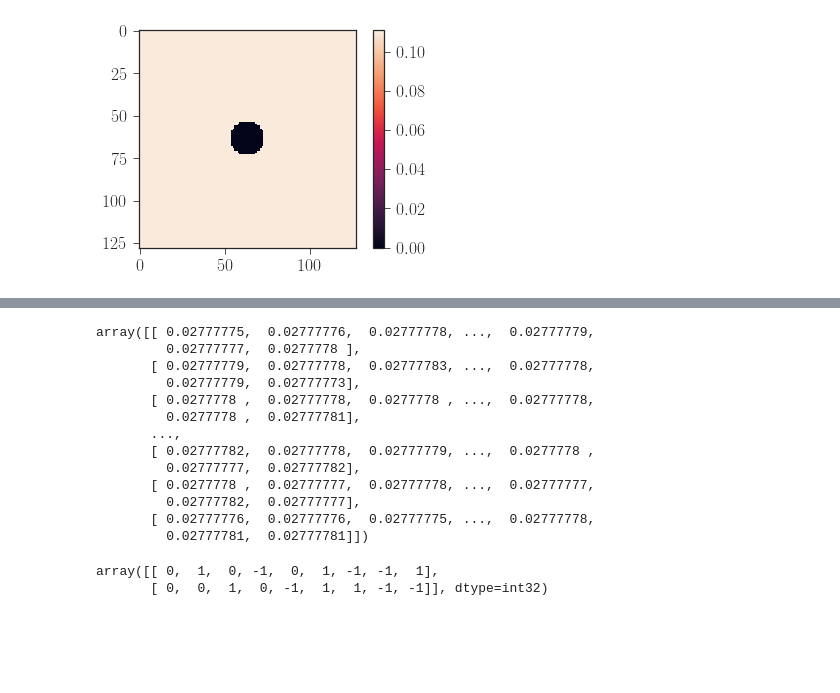
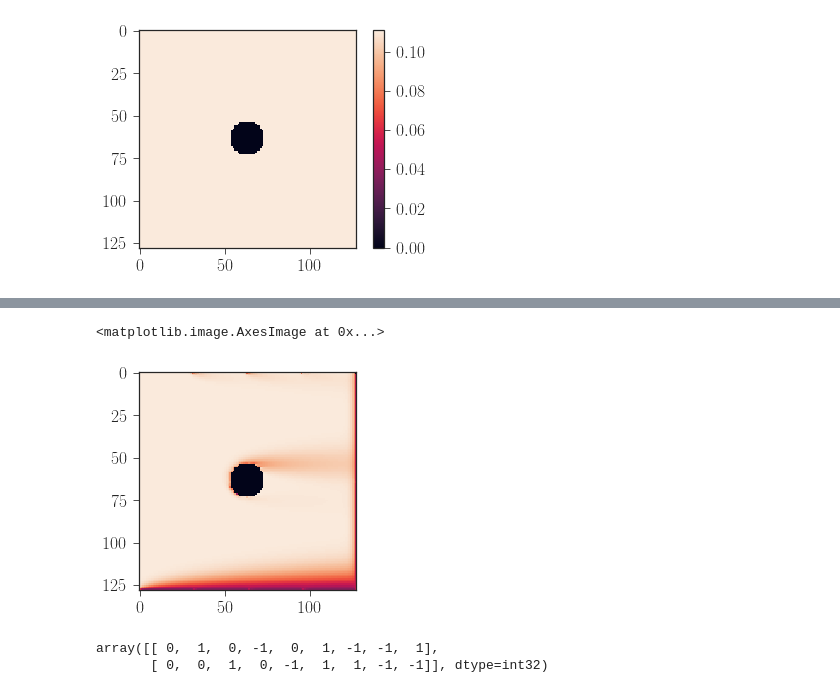
Before and after one commit to btweinstein/LB_colony_growth, a Jupyter notebook: 2018_04_23_mako_opencl_2d.ipynb, the cells around one changed output, grey strips where cells are left out. Saved outputs shown, nothing was run; the diff lists cells and outputs as text; code cells hidden in the pictures; blank space fills up the shorter version.

```diff
--- a/2018_04_23_mako_opencl_2d.ipynb
+++ b/2018_04_23_mako_opencl_2d.ipynb
@@ -192,20 +165,8 @@ plt.colorbar()
-# %%
-f6 = dla_colony.f.get()[:, :, 6]
-f6
-# %% [output]
-array([[ 0.02777775,  0.02777776,  0.02777778, ...,  0.02777779,
-         0.02777777,  0.0277778 ],
-       [ 0.02777779,  0.02777778,  0.02777783, ...,  0.02777778,
-         0.02777779,  0.02777773],
-       [ 0.0277778 ,  0.02777778,  0.0277778 , ...,  0.02777778,
-         0.0277778 ,  0.02777781],
-       ...,
-       [ 0.02777782,  0.02777778,  0.02777779, ...,  0.0277778 ,
-         0.02777777,  0.02777782],
-       [ 0.0277778 ,  0.02777777,  0.02777778, ...,  0.02777777,
-         0.02777782,  0.02777777],
-       [ 0.02777776,  0.02777776,  0.02777775, ...,  0.02777778,
-         0.02777781,  0.02777781]])
+# %%
+plt.imshow(dla_colony.rho.get())
+# %% [output]
+<matplotlib.image.AxesImage at 0x...>
+[figure, added]
 # %%
 dla_colony.velocity_set.c_vec
 # %% [output]
```
Also changed, not shown: parts of 9 cells of this notebook, 1 other file.
